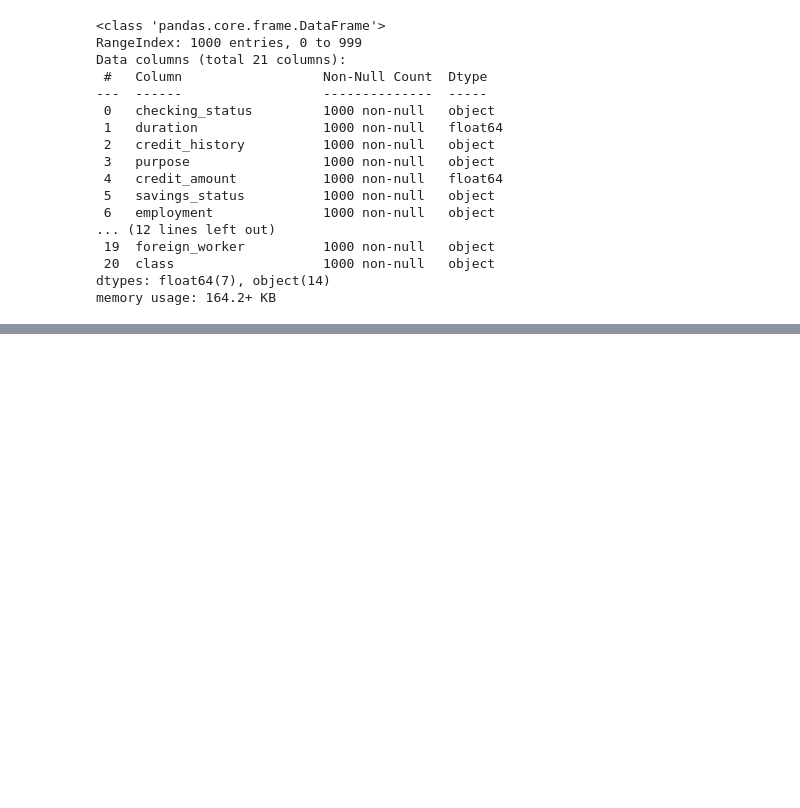
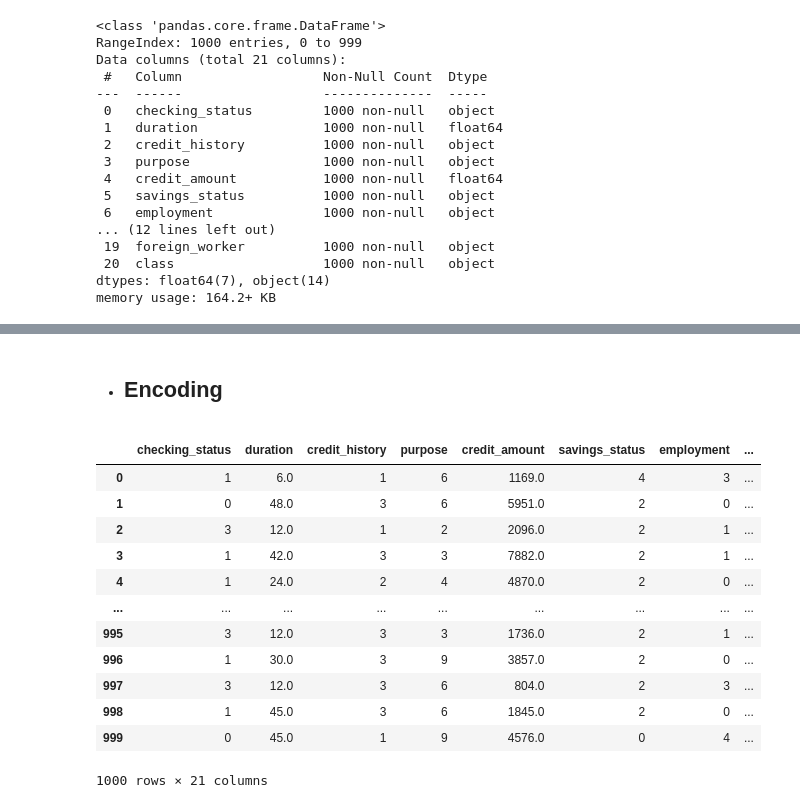
Before and after one commit to JayaWinata/Oprec-ISLAB, a Jupyter notebook: credit-g-classification.ipynb, the cells around one changed output, grey strips where cells are left out. Saved outputs shown, nothing was run; the diff lists cells and outputs as text; code cells hidden in the pictures; blank space fills up the shorter version.

```diff
--- a/credit-g-classification.ipynb
+++ b/credit-g-classification.ipynb
@@ -60,0 +92,22 @@ df.describe()
+# %% [markdown]
+- ## Encoding
+# %%
+encoder = LabelEncoder()
+for i in categorical_cols:
+    df[i] = encoder.fit_transform(df[i])
+
+df
+# %% [output]
+|  | checking_status | duration | credit_history | purpose | credit_amount | savings_status | employment | ... |
+| 0 | 1 | 6.0 | 1 | 6 | 1169.0 | 4 | 3 | ... |
+| 1 | 0 | 48.0 | 3 | 6 | 5951.0 | 2 | 0 | ... |
+| 2 | 3 | 12.0 | 1 | 2 | 2096.0 | 2 | 1 | ... |
+| 3 | 1 | 42.0 | 3 | 3 | 7882.0 | 2 | 1 | ... |
+| 4 | 1 | 24.0 | 2 | 4 | 4870.0 | 2 | 0 | ... |
+| ... | ... | ... | ... | ... | ... | ... | ... | ... |
+| 995 | 3 | 12.0 | 3 | 3 | 1736.0 | 2 | 1 | ... |
+| 996 | 1 | 30.0 | 3 | 9 | 3857.0 | 2 | 0 | ... |
+| 997 | 3 | 12.0 | 3 | 6 | 804.0 | 2 | 3 | ... |
+| 998 | 1 | 45.0 | 3 | 6 | 1845.0 | 2 | 0 | ... |
+| 999 | 0 | 45.0 | 1 | 9 | 4576.0 | 0 | 4 | ... |
+1000 rows × 21 columns
```
Also changed, not shown: parts of 12 cells of this notebook.
